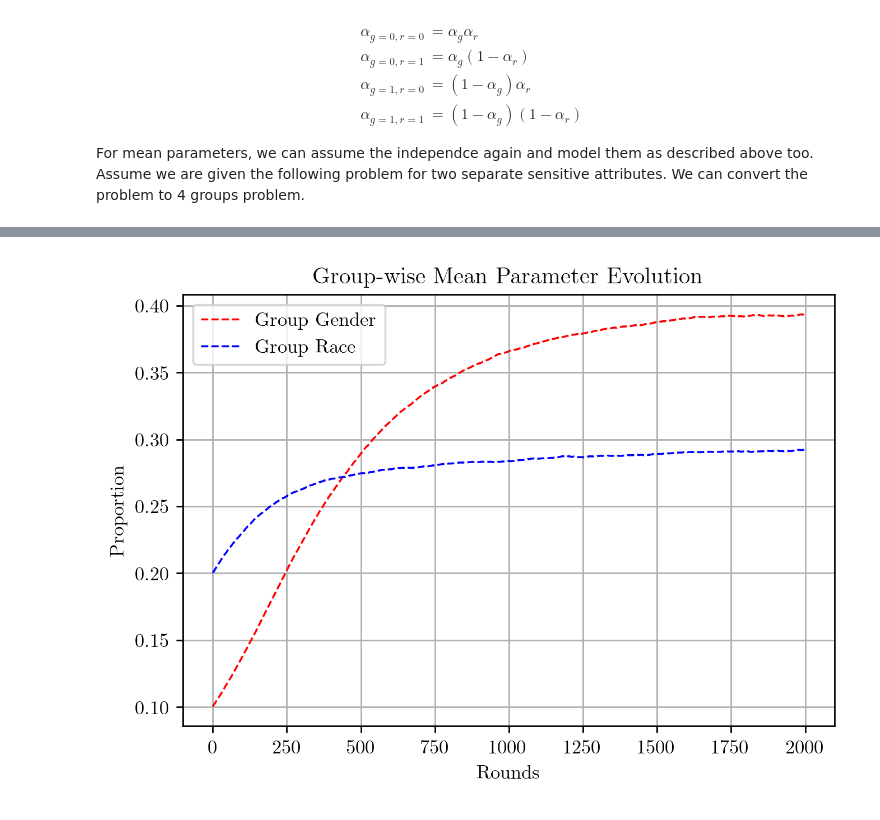
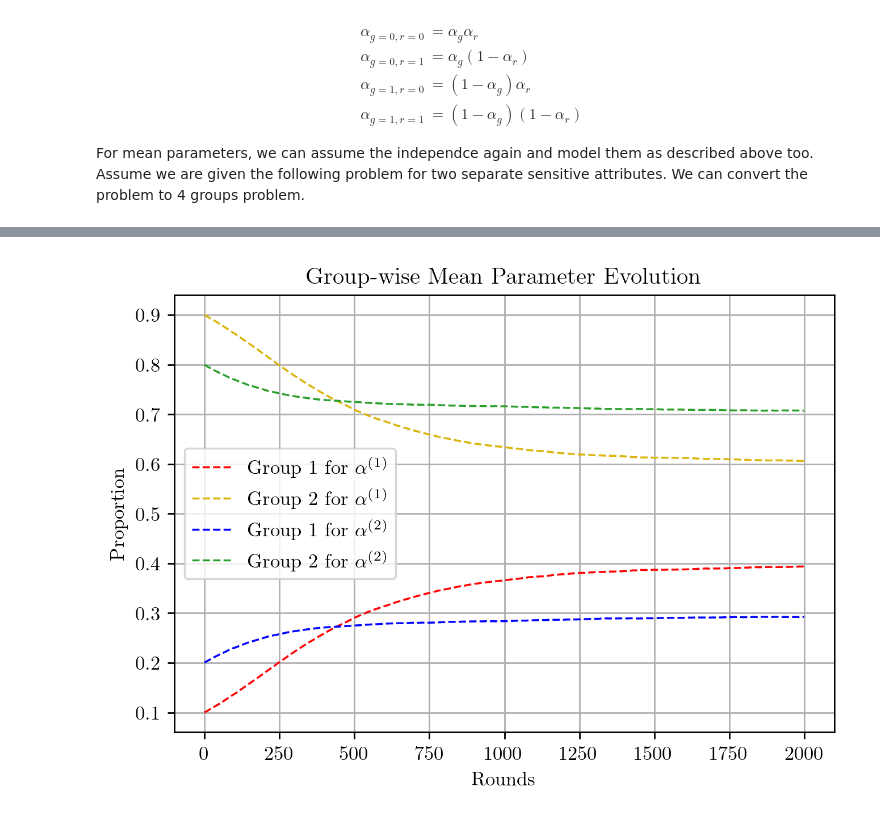
Before and after one commit to bhagyapuranik/fairness_multi_group, a Jupyter notebook: test_multi_sensitive_attribute.ipynb, the cells around one changed output, grey strips where cells are left out. Saved outputs shown, nothing was run; the diff lists cells and outputs as text; code cells hidden in the pictures.

Commit message:
changing number of groups

```diff
--- a/test_multi_sensitive_attribute.ipynb
+++ b/test_multi_sensitive_attribute.ipynb
@@ -58,22 +49,24 @@ import matplotlib.pyplot as plt
 # %%
 plt.rc('text', usetex = True)
 plt.rc('font', family='serif')
 width = 6
 height = 4
 fig, ax = plt.subplots(nrows=1, ncols=1)
 fig.set_size_inches(width, height) #exact size of the figure
 fig.set_dpi(250)
 lw = 1
 colors = ['#DBB40C','red','blue','tab:green']
 
-ax.plot(thetas_mean_g, '--', label='Group Gender', linewidth=lw, c=colors[1])
-ax.plot(thetas_mean_r, '--', label='Group Race', linewidth=lw, c=colors[2])
+ax.plot(thetas_mean_g, '--', label='Group 1 for '+r'$\alpha^{(1)}$', linewidth=lw, c=colors[1])
+ax.plot(1-thetas_mean_g, '--', label='Group 2 for '+r'$\alpha^{(1)}$', linewidth=lw, c=colors[0])
+ax.plot(thetas_mean_r, '--', label='Group 1 for '+r'$\alpha^{(2)}$', linewidth=lw, c=colors[2])
+ax.plot(1-thetas_mean_r, '--', label='Group 2 for '+r'$\alpha^{(2)}$', linewidth=lw, c=colors[3])
 
 ax.set_title('Group-wise Mean Parameter Evolution')
 ax.grid()
 ax.set_xlabel('Rounds')
 ax.set_ylabel('Proportion')
 ax.legend()
 plt.show()
 # %% [output]
-[figure, old version]
+[figure, new version]
```
Also changed, not shown: parts of 1 cell of this notebook, 1 other file.
